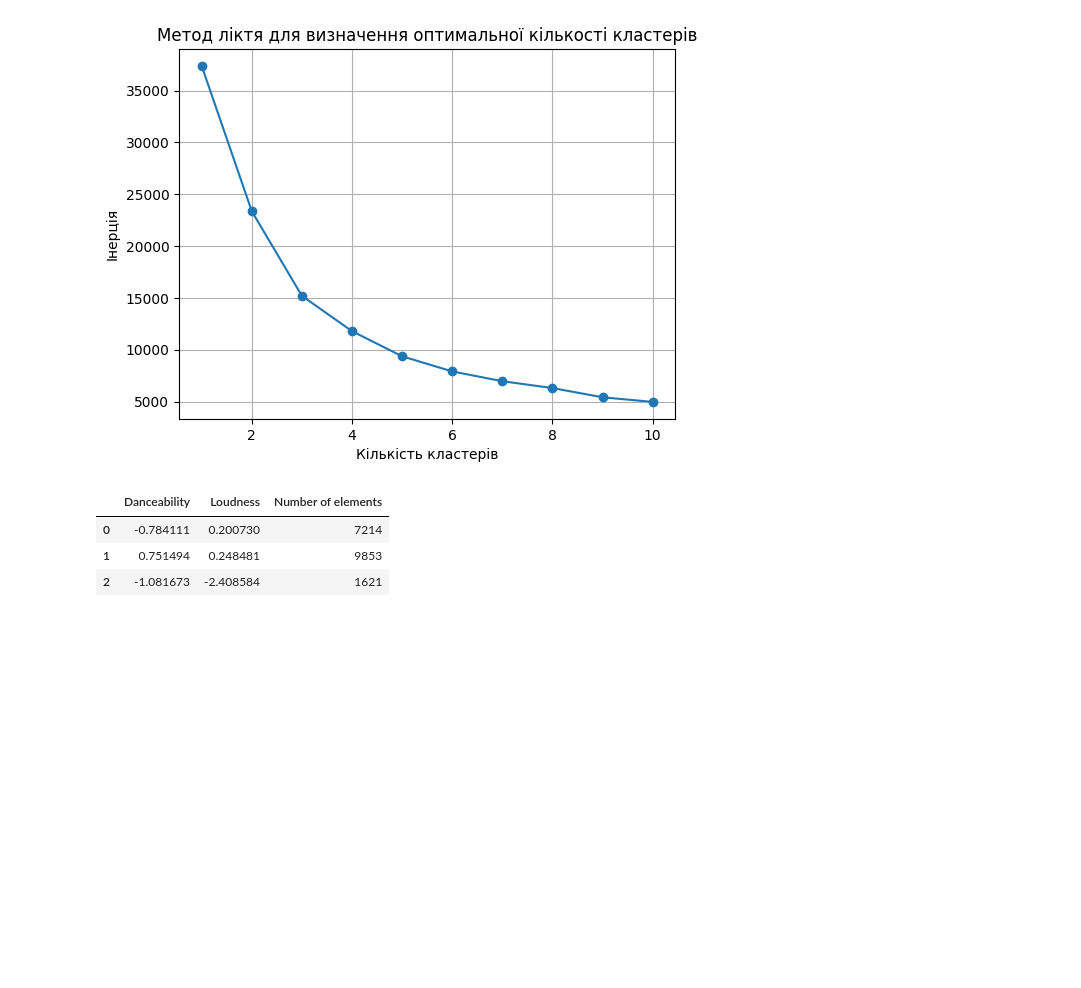
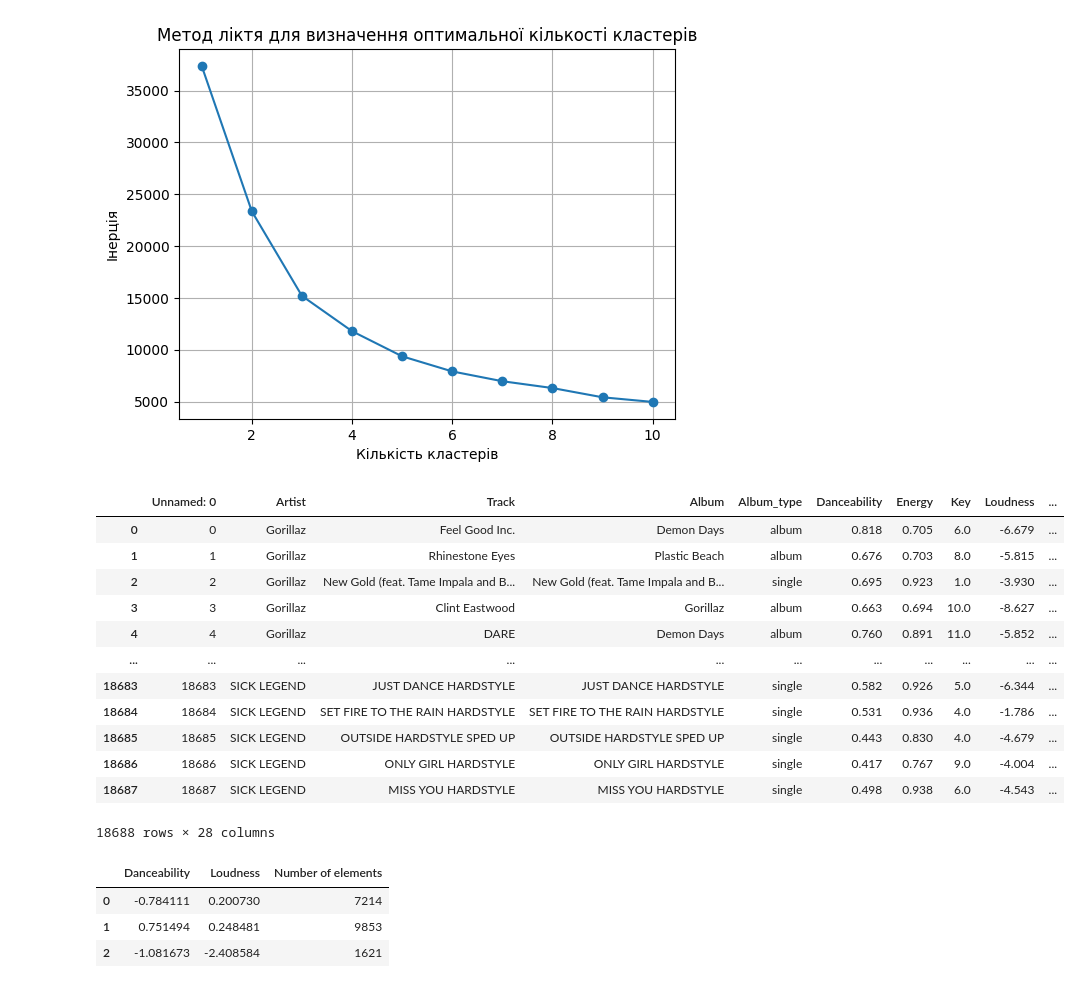
Before and after one commit to gre1wy/MTAD, a Jupyter notebook: lab3/lab3.ipynb, the cells around one changed output. Saved outputs shown, nothing was run; the diff lists cells and outputs as text; code cells hidden in the pictures; blank space fills up the shorter version.

```diff
--- a/lab3/lab3.ipynb
+++ b/lab3/lab3.ipynb
@@ -19,6 +19,9 @@ X = df[[x1, x2]]
 # Масштабування даних
 scaler = StandardScaler()
 X_scaled = scaler.fit_transform(X)
+
+df[f'{x1}_scaled'] = X_scaled[:, 0]
+df[f'{x2}_scaled'] = X_scaled[:, 1]
 
 # 1. Визначення оптимальної кількості кластерів (Метод ліктя)
 inertia = []
@@ -45,3 +48,19 @@ kmeans = KMeans(n_clusters=optimal_clusters, random_state=42)
 kmeans.fit(X_scaled)
 
 df['Cluster'] = kmeans.labels_
+# %%
+df
+# %% [output]
+|  | Unnamed: 0 | Artist | Track | Album | Album_type | Danceability | Energy | Key | Loudness | ... |
+| 0 | 0 | Gorillaz | Feel Good Inc. | Demon Days | album | 0.818 | 0.705 | 6.0 | -6.679 | ... |
+| 1 | 1 | Gorillaz | Rhinestone Eyes | Plastic Beach | album | 0.676 | 0.703 | 8.0 | -5.815 | ... |
+| 2 | 2 | Gorillaz | New Gold (feat. Tame Impala and B... | New Gold (feat. Tame Impala and B... | single | 0.695 | 0.923 | 1.0 | -3.930 | ... |
+| 3 | 3 | Gorillaz | Clint Eastwood | Gorillaz | album | 0.663 | 0.694 | 10.0 | -8.627 | ... |
+| 4 | 4 | Gorillaz | DARE | Demon Days | album | 0.760 | 0.891 | 11.0 | -5.852 | ... |
+| ... | ... | ... | ... | ... | ... | ... | ... | ... | ... | ... |
+| 18683 | 18683 | SICK LEGEND | JUST DANCE HARDSTYLE | JUST DANCE HARDSTYLE | single | 0.582 | 0.926 | 5.0 | -6.344 | ... |
+| 18684 | 18684 | SICK LEGEND | SET FIRE TO THE RAIN HARDSTYLE | SET FIRE TO THE RAIN HARDSTYLE | single | 0.531 | 0.936 | 4.0 | -1.786 | ... |
+| 18685 | 18685 | SICK LEGEND | OUTSIDE HARDSTYLE SPED UP | OUTSIDE HARDSTYLE SPED UP | single | 0.443 | 0.830 | 4.0 | -4.679 | ... |
+| 18686 | 18686 | SICK LEGEND | ONLY GIRL HARDSTYLE | ONLY GIRL HARDSTYLE | single | 0.417 | 0.767 | 9.0 | -4.004 | ... |
+| 18687 | 18687 | SICK LEGEND | MISS YOU HARDSTYLE | MISS YOU HARDSTYLE | single | 0.498 | 0.938 | 6.0 | -4.543 | ... |
+18688 rows × 28 columns
```
Also changed, not shown: parts of 1 cell of this notebook, 11 other files.
